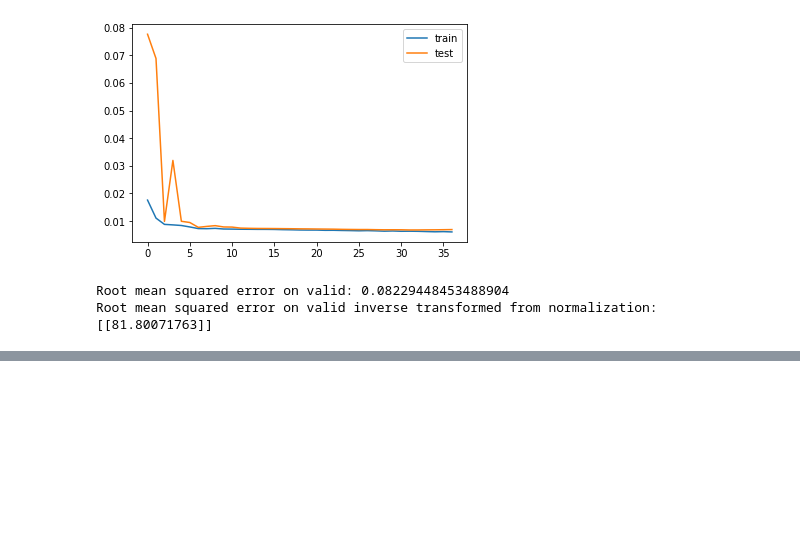
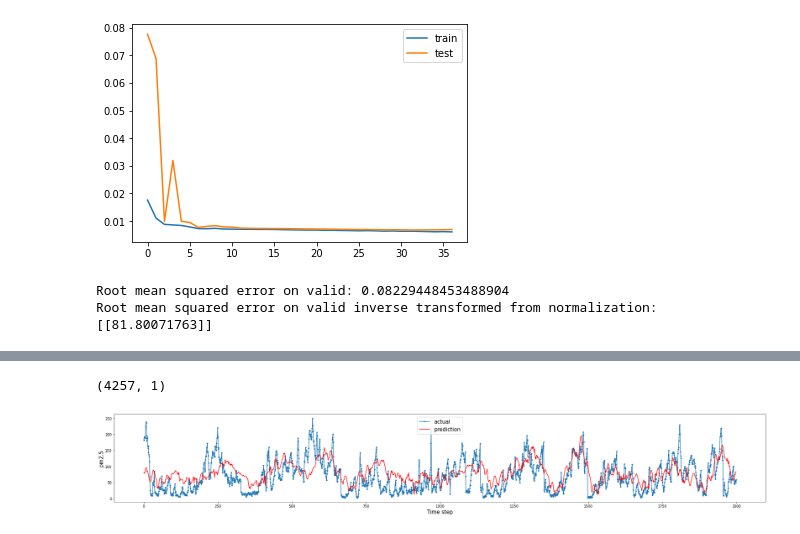
Before and after one commit to peenalGupta/Data-Analytics-3-Labs, a Jupyter notebook: 11_Time_Series_LSTM.ipynb, the cells around one changed output, grey strips where cells are left out. Saved outputs shown, nothing was run; the diff lists cells and outputs as text; code cells hidden in the pictures; blank space fills up the shorter version.

```diff
--- a/11_Time_Series_LSTM.ipynb
+++ b/11_Time_Series_LSTM.ipynb
@@ -589,0 +593,3 @@ Root mean squared error on valid inverse transformed from normalization: [[81.80
+# %%
+y_test_rolled_inversed = normalizers["pm2.5"].inverse_transform(y_test_rolled.reshape(-1, 1))
+y_test_rolled_inversed.shape
@@ -589,0 +598,2 @@ Root mean squared error on valid inverse transformed from normalization: [[81.80
+# %%
+y_predict = lstm.predict(X_test_rolled)
@@ -589,0 +602,17 @@ Root mean squared error on valid inverse transformed from normalization: [[81.80
+# %%
+y_predict_inversed = normalizers["pm2.5"].inverse_transform(y_predict.reshape(-1, 1))
+y_predict_inversed.shape
+# %% [output]
+(4257, 1)
+# %%
+plt.figure(figsize=(28,4))
+plt.plot(y_test_rolled_inversed[:2000], marker='.', label="actual")
+plt.plot(y_predict_inversed[:2000], 'r', label="prediction")
+plt.tight_layout()
+plt.subplots_adjust(left=0.07)
+plt.ylabel('pm2.5', size=15)
+plt.xlabel('Time step', size=15)
+plt.legend(fontsize=15)
+plt.show();
+# %% [output]
+[figure, added]
```
Also changed, not shown: parts of 3 cells of this notebook.
